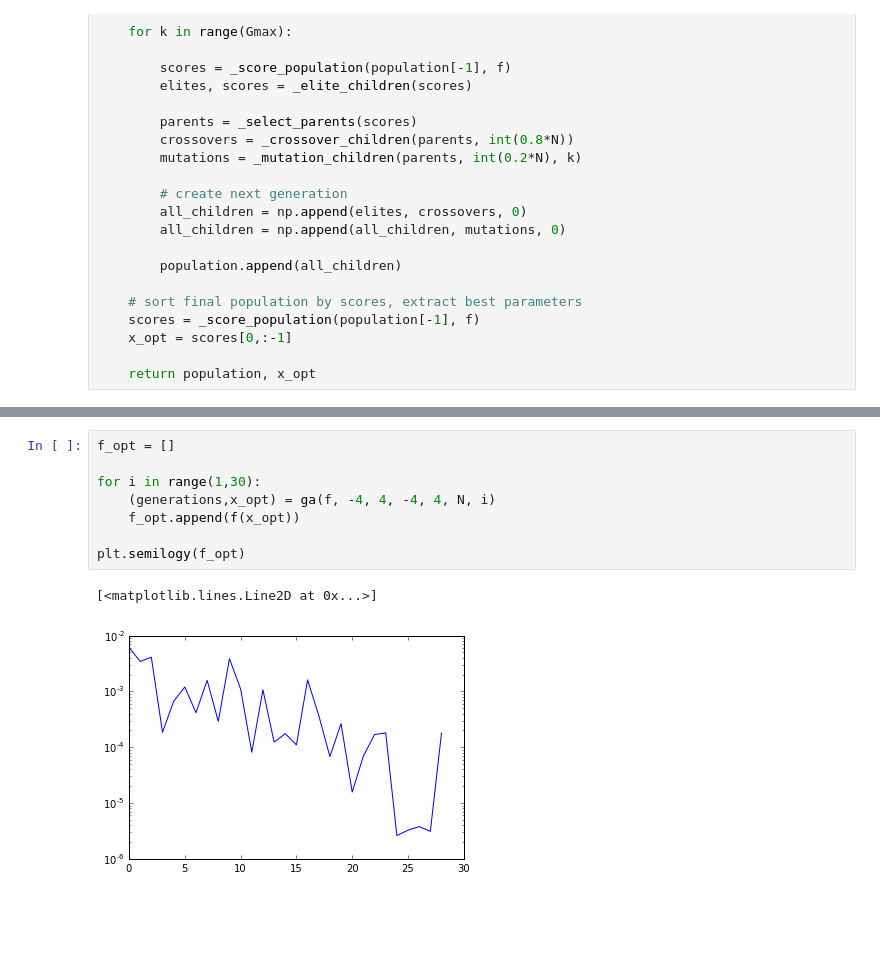
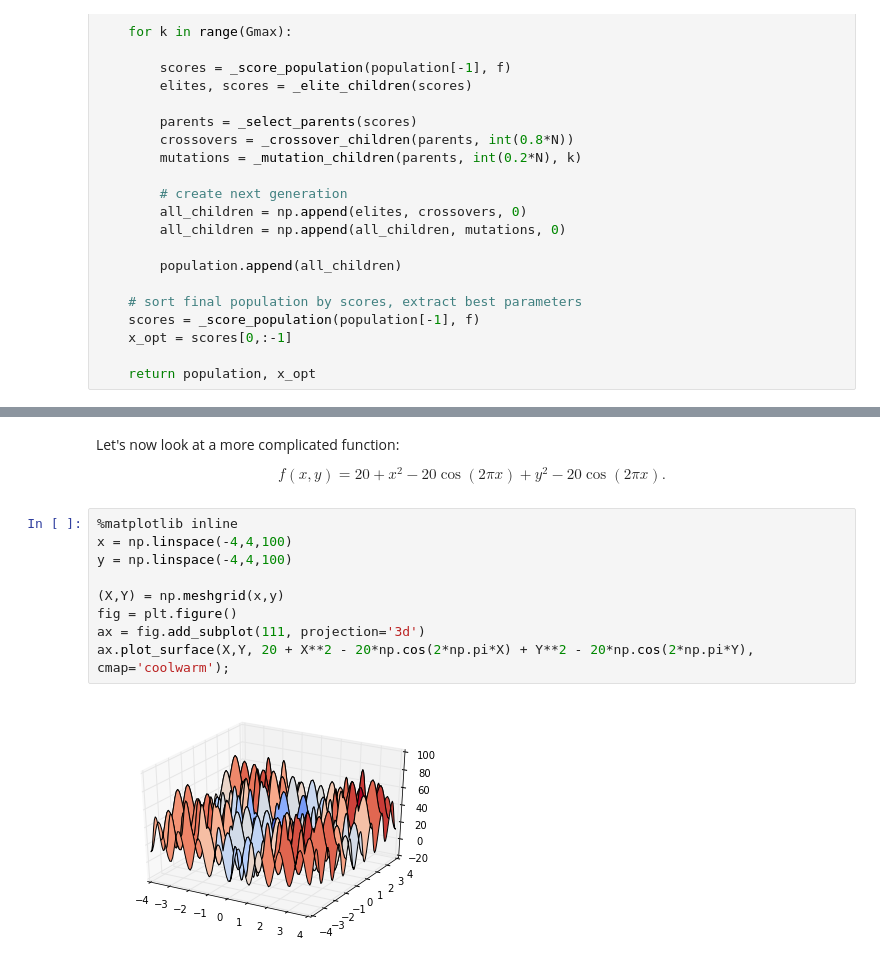
Before and after one commit to lukasbystricky/ISC-3313, a Jupyter notebook: lectures/chapter7/2-genetic_algorithms.ipynb, the cells around one changed output, grey strips where cells are left out. Cells and saved outputs as stored; diff of their text form; blank space fills up the shorter version.

```diff
--- a/lectures/chapter7/2-genetic_algorithms.ipynb
+++ b/lectures/chapter7/2-genetic_algorithms.ipynb
@@ -310,11 +322,15 @@ Determine how accurate this method is as the number of generations increases. We
-# %%
-f_opt = []
-
-for i in range(1,30):
-    (generations,x_opt) = ga(f, -4, 4, -4, 4, N, i)
-    f_opt.append(f(x_opt))
-
-plt.semilogy(f_opt)
-# %% [output]
-[<matplotlib.lines.Line2D at 0x...>]
-[figure, removed]
+# %% [markdown]
+Let's now look at a more complicated function:
+
+$$ f(x,y) = 20 + x^2 - 20\cos(2\pi x) + y^2 - 20\cos(2\pi x).$$
+# %%
+%matplotlib inline
+x = np.linspace(-4,4,100)
+y = np.linspace(-4,4,100)
+
+(X,Y) = np.meshgrid(x,y)
+fig = plt.figure()
+ax = fig.add_subplot(111, projection='3d')
+ax.plot_surface(X,Y, 20 + X**2 - 20*np.cos(2*np.pi*X) + Y**2 - 20*np.cos(2*np.pi*Y), cmap='coolwarm');
+# %% [output]
+[figure, added]
```
Also changed, not shown: parts of 20 cells of this notebook.
